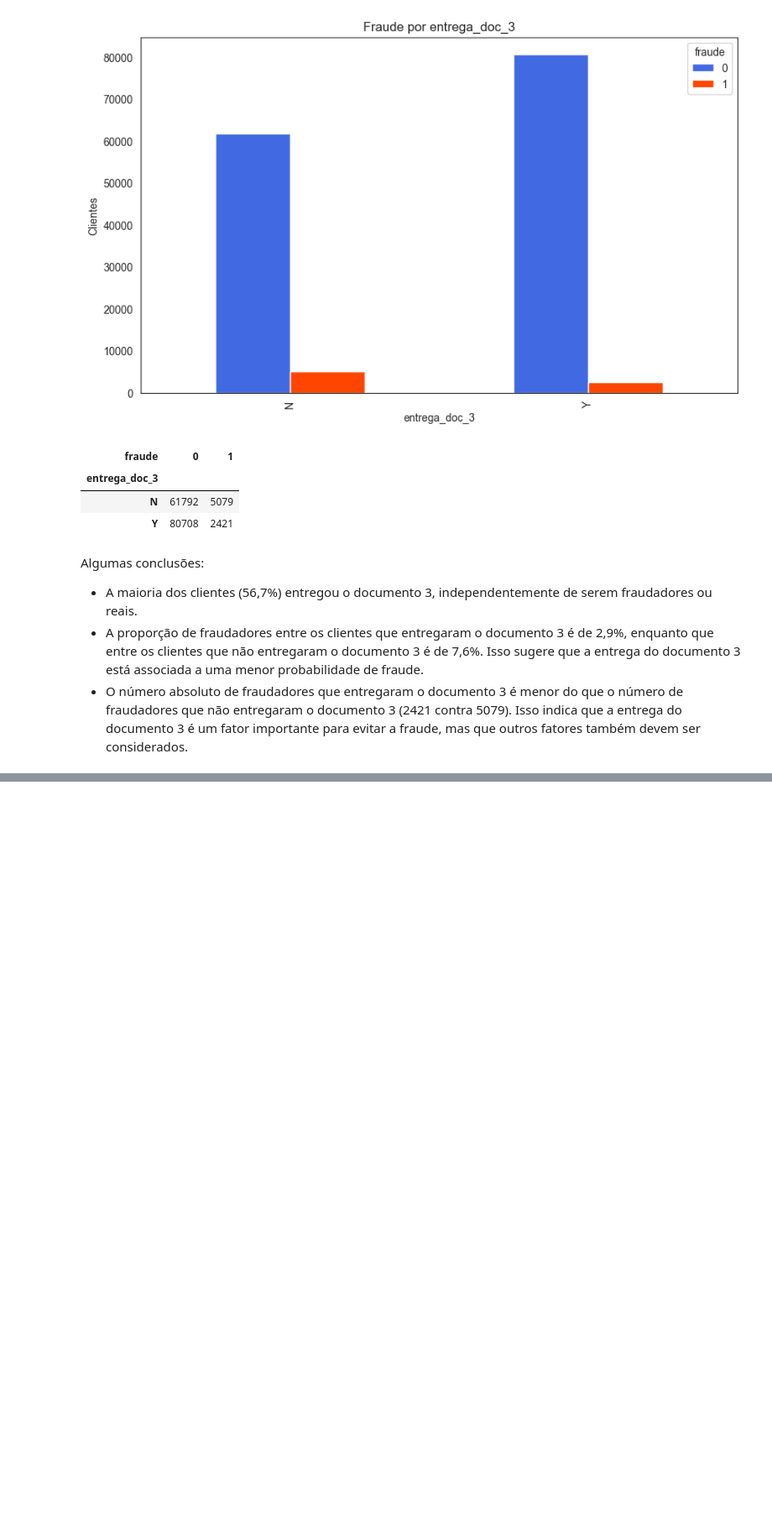
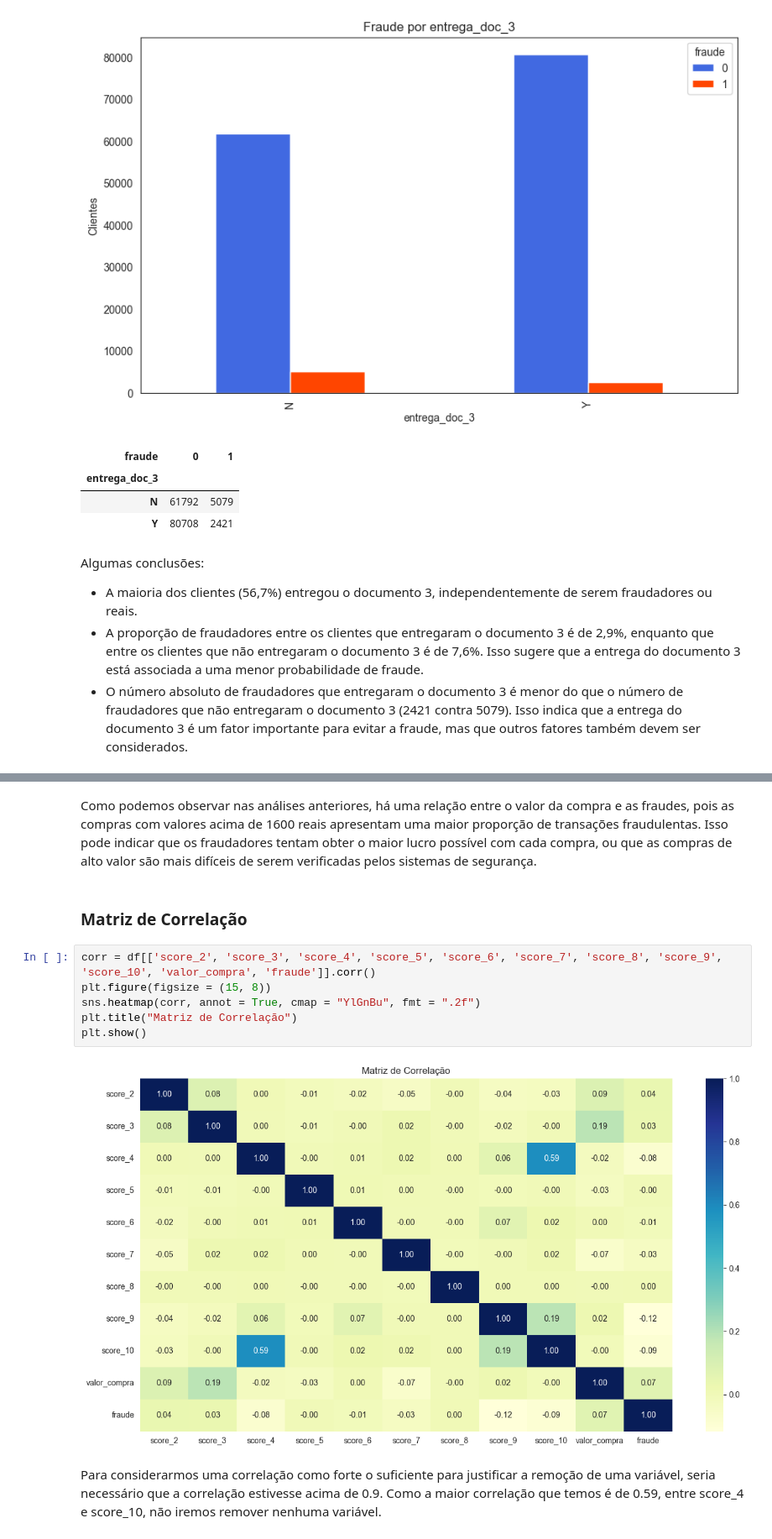
Before and after one commit to WiiniSilva/Fraude_Case, a Jupyter notebook: Fraude_Case.ipynb, the cells around one changed output, grey strips where cells are left out. Shown at 84% size. Drawn from its saved outputs; the diff is of its cells as text; blank space fills up the shorter version.

Commit message:
6° commit fim das análises

```diff
--- a/Fraude_Case.ipynb
+++ b/Fraude_Case.ipynb
@@ -633,0 +749,14 @@ Algumas conclusões:
+# %% [markdown]
+Como podemos observar nas análises anteriores, há uma relação entre o valor da compra e as fraudes, pois as compras com valores acima de 1600 reais apresentam uma maior proporção de transações fraudulentas. Isso pode indicar que os fraudadores tentam obter o maior lucro possível com cada compra, ou que as compras de alto valor são mais difíceis de serem verificadas pelos sistemas de segurança.
+# %% [markdown]
+### Matriz de Correlação
+# %%
+corr = df[['score_2', 'score_3', 'score_4', 'score_5', 'score_6', 'score_7', 'score_8', 'score_9', 'score_10', 'valor_compra', 'fraude']].corr()
+plt.figure(figsize = (15, 8))
+sns.heatmap(corr, annot = True, cmap = "YlGnBu", fmt = ".2f")
+plt.title("Matriz de Correlação")
+plt.show()
+# %% [output]
+[figure, added]
+# %% [markdown]
+Para considerarmos uma correlação como forte o suficiente para justificar a remoção de uma variável, seria necessário que a correlação estivesse acima de 0.9. Como a maior correlação que temos é de 0.59, entre score_4 e score_10, não iremos remover nenhuma variável.
```
Also changed, not shown: parts of 14 cells of this notebook.
